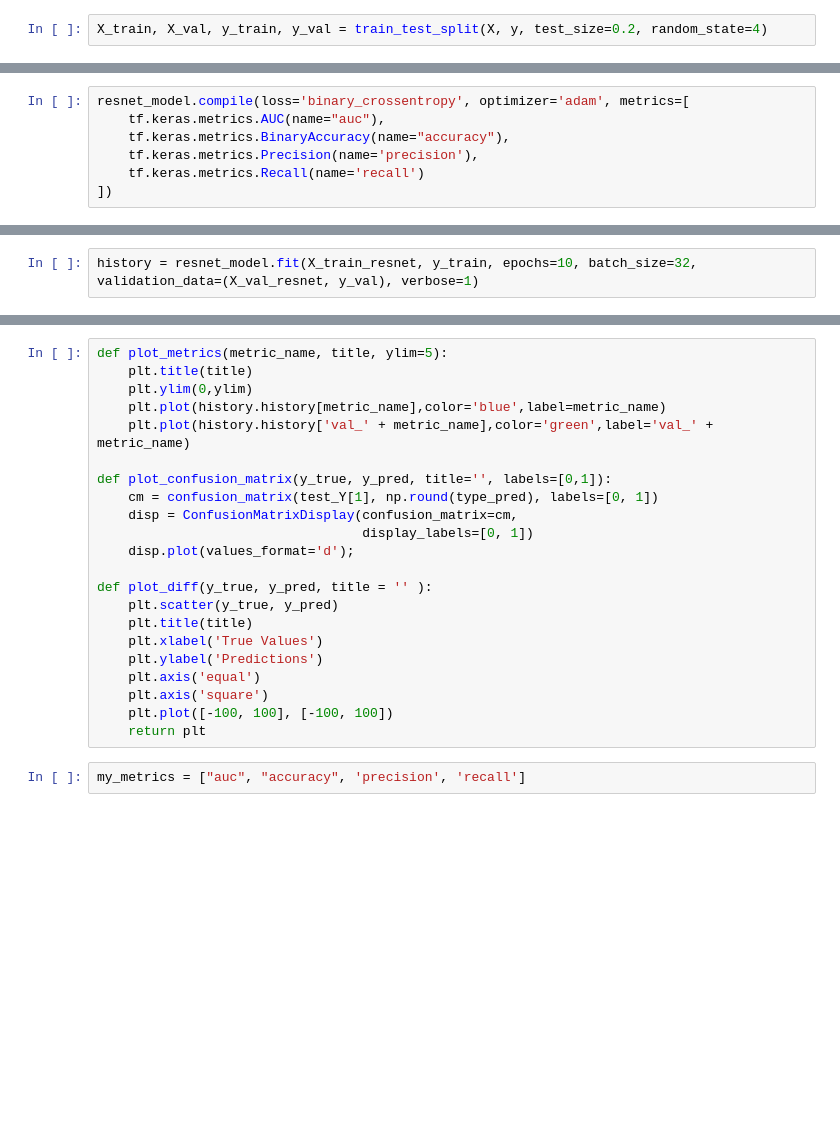
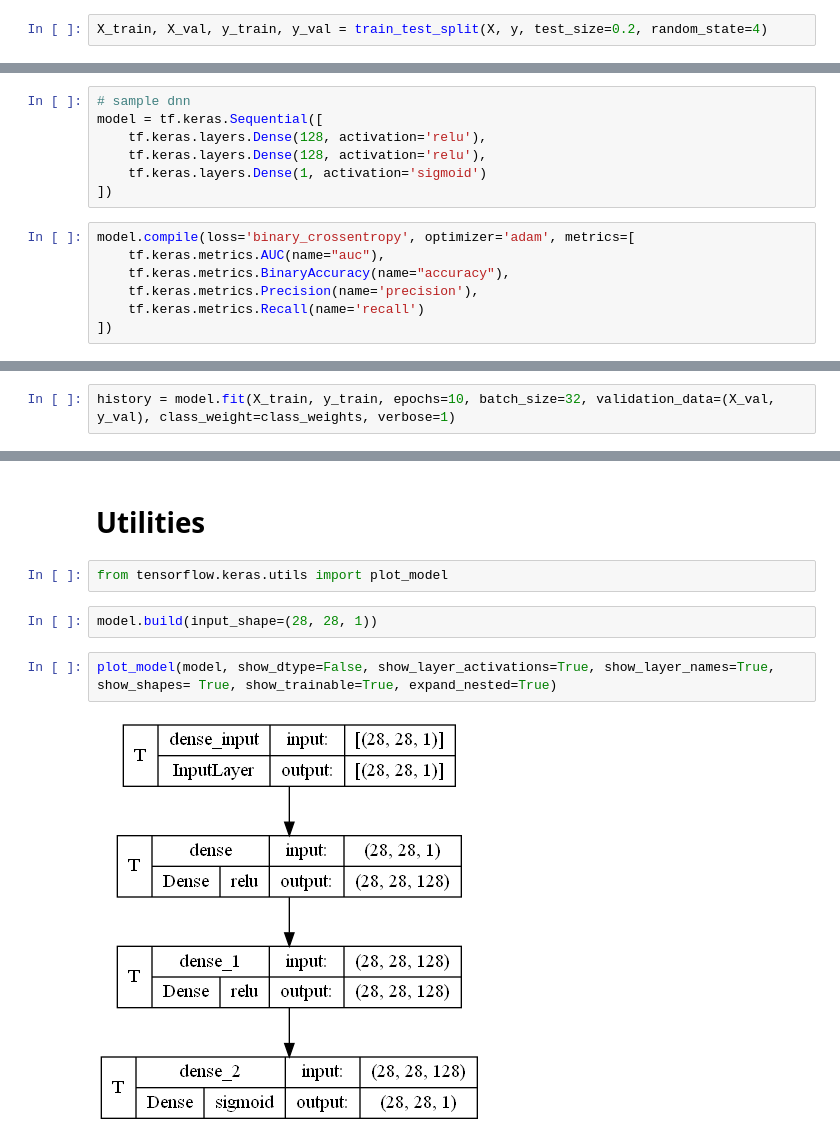
Before and after one commit to Imokut/projects, a Jupyter notebook: ECG signal prediction/notebook_1.ipynb, the cells around one changed output, grey strips where cells are left out. Saved outputs shown, nothing was run; the diff lists cells and outputs as text; blank space fills up the shorter version.

Commit message:
Revert "Kaggle Notebook | resnetmodel.ipynb | Version 1"
This reverts commit 6daa24f3d5aa89ebdf5bcbf9342f93980cedece5.

```diff
--- a/ECG signal prediction/notebook_1.ipynb
+++ b/ECG signal prediction/notebook_1.ipynb
@@ -56,5 +130,12 @@ resnet_model = models.Model(input_layer, output_layer)
+# %%
+# sample dnn
+model = tf.keras.Sequential([
+    tf.keras.layers.Dense(128, activation='relu'),
+    tf.keras.layers.Dense(128, activation='relu'),
+    tf.keras.layers.Dense(1, activation='sigmoid')
+])
 # %%
-resnet_model.compile(loss='binary_crossentropy', optimizer='adam', metrics=[
+model.compile(loss='binary_crossentropy', optimizer='adam', metrics=[
     tf.keras.metrics.AUC(name="auc"),
     tf.keras.metrics.BinaryAccuracy(name="accuracy"),
     tf.keras.metrics.Precision(name='precision'),
@@ -68,4 +144,4 @@ X_test_resnet = np.array(X_test)[..., np.newaxis]
 # %%
-history = resnet_model.fit(X_train_resnet, y_train, epochs=10, batch_size=32, validation_data=(X_val_resnet, y_val), verbose=1)
+history = model.fit(X_train, y_train, epochs=10, batch_size=32, validation_data=(X_val, y_val), class_weight=class_weights, verbose=1)
 # %% [output]
 Epoch 1/10
@@ -119,24 +189,10 @@ predictions = resnet_model.predict(X_test_resnet)
-# %%
-def plot_metrics(metric_name, title, ylim=5):
-    plt.title(title)
-    plt.ylim(0,ylim)
-    plt.plot(history.history[metric_name],color='blue',label=metric_name)
-    plt.plot(history.history['val_' + metric_name],color='green',label='val_' + metric_name)
-
-def plot_confusion_matrix(y_true, y_pred, title='', labels=[0,1]):
-    cm = confusion_matrix(test_Y[1], np.round(type_pred), labels=[0, 1])
-    disp = ConfusionMatrixDisplay(confusion_matrix=cm,
-                                  display_labels=[0, 1])
-    disp.plot(values_format='d');
-
-def plot_diff(y_true, y_pred, title = '' ):
-    plt.scatter(y_true, y_pred)
-    plt.title(title)
-    plt.xlabel('True Values')
-    plt.ylabel('Predictions')
-    plt.axis('equal')
-    plt.axis('square')
-    plt.plot([-100, 100], [-100, 100])
-    return plt
-# %%
-my_metrics = ["auc", "accuracy", 'precision', 'recall']
+# %% [markdown]
+# Utilities
+# %%
+from tensorflow.keras.utils import plot_model
+# %%
+model.build(input_shape=(28, 28, 1))
+# %%
+plot_model(model, show_dtype=False, show_layer_activations=True, show_layer_names=True, show_shapes= True, show_trainable=True, expand_nested=True)
+# %% [output]
+[figure, added]
```
Also changed, not shown: parts of 28 cells of this notebook.
